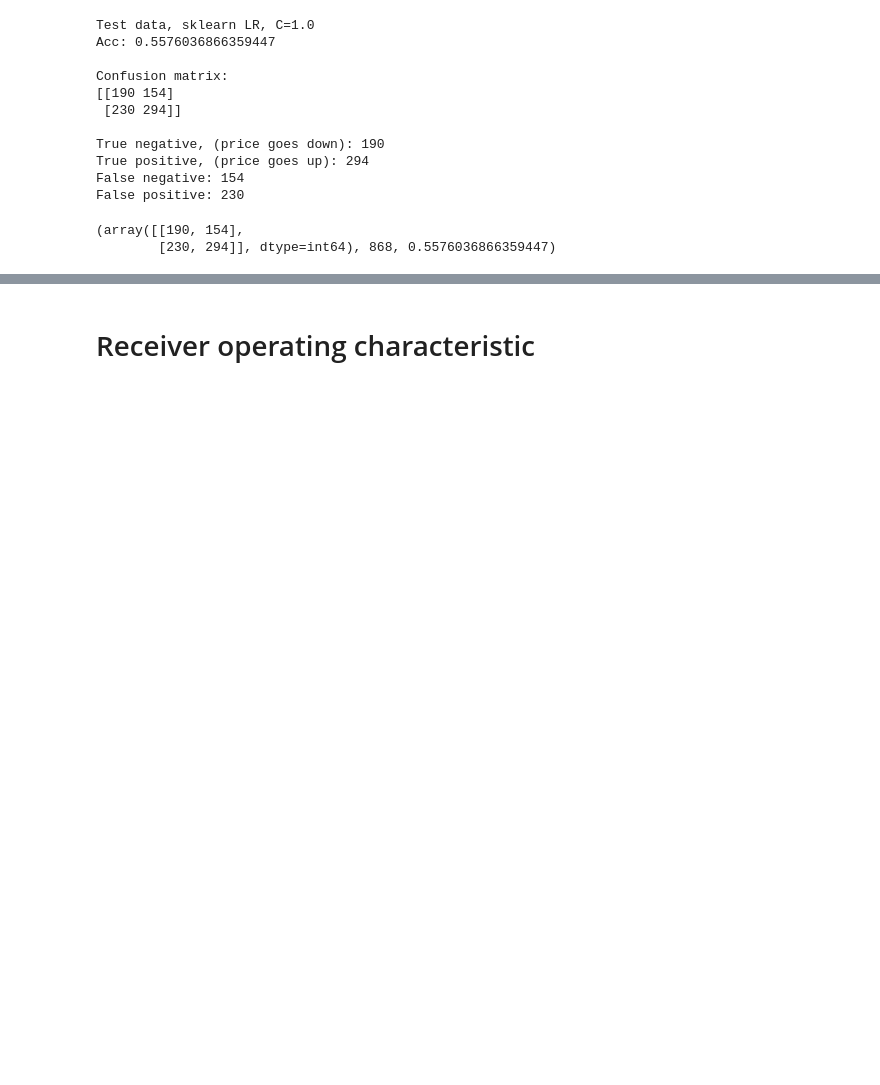
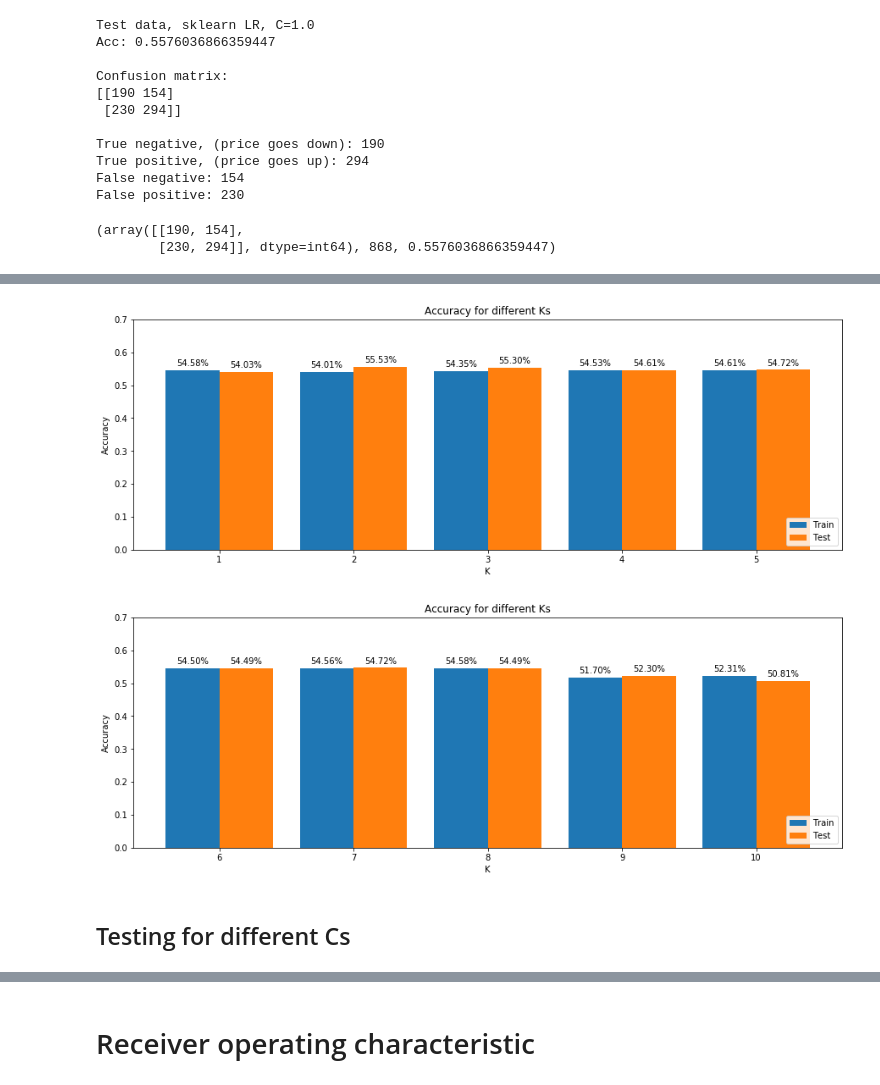
Before and after one commit to TheFebrin/LimitOrderBook, a Jupyter notebook: LOB_project.ipynb, the cells around one changed output, grey strips where cells are left out. Cells and saved outputs as stored; diff of their text form; code cells hidden in the pictures; blank space fills up the shorter version.

```diff
--- a/LOB_project.ipynb
+++ b/LOB_project.ipynb
@@ -511,0 +594,6 @@ False positive: 230
+# %%
+plot_bar(X=k_list, Y1=train_c, Y2=test_c, title='Accuracy for different Ks', x_title='K', width=0.4, b=len(k_list) // 2)
+plot_bar(X=k_list, Y1=train_c, Y2=test_c, title='Accuracy for different Ks', x_title='K', width=0.4, a=len(k_list) // 2, b=len(k_list))
+# %% [output]
+[figure, added]
+[figure, added]
@@ -511,0 +603,2 @@ False positive: 230
+# %% [markdown]
+## Testing for different Cs
```
Also changed, not shown: parts of 30 cells of this notebook.
